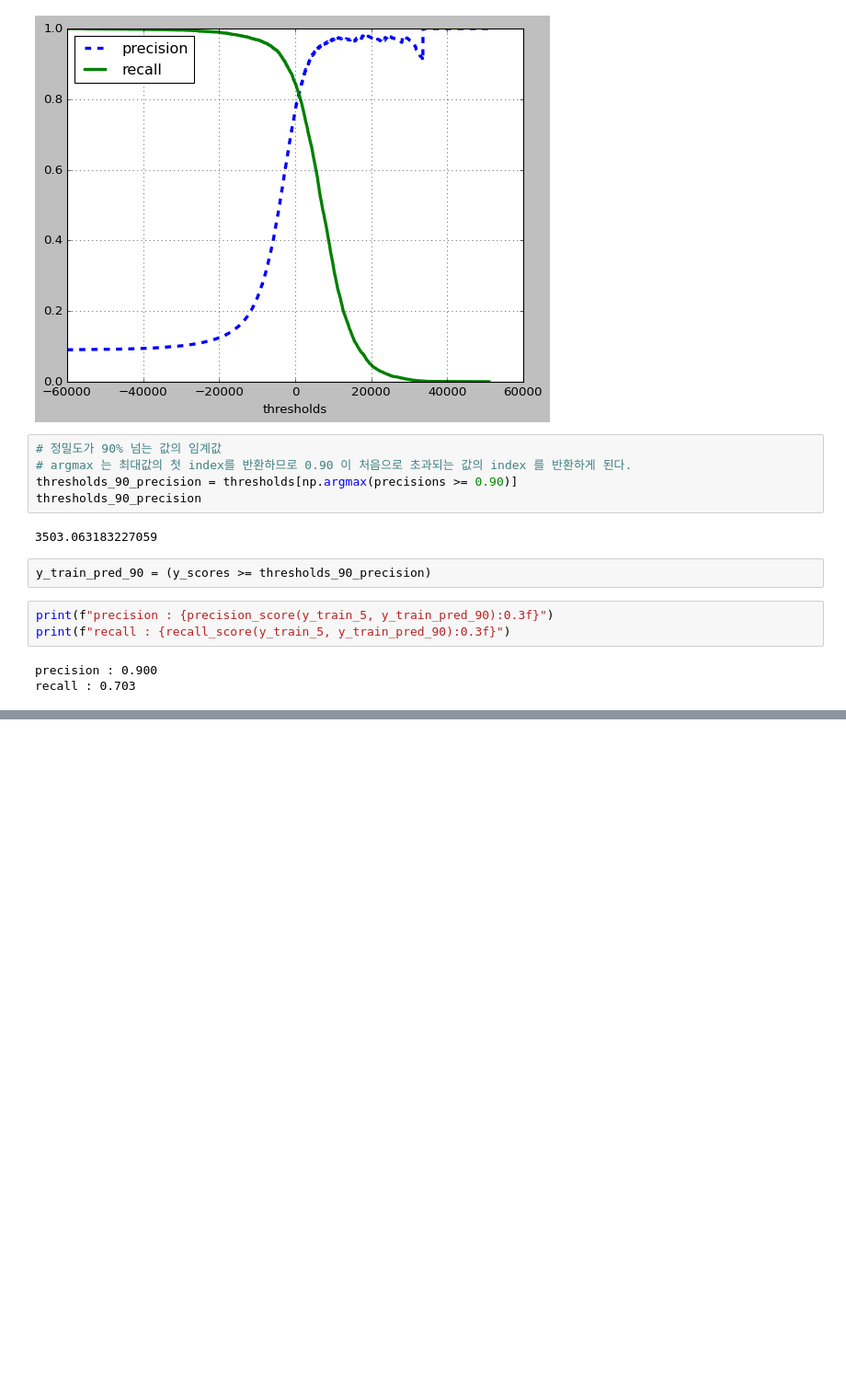
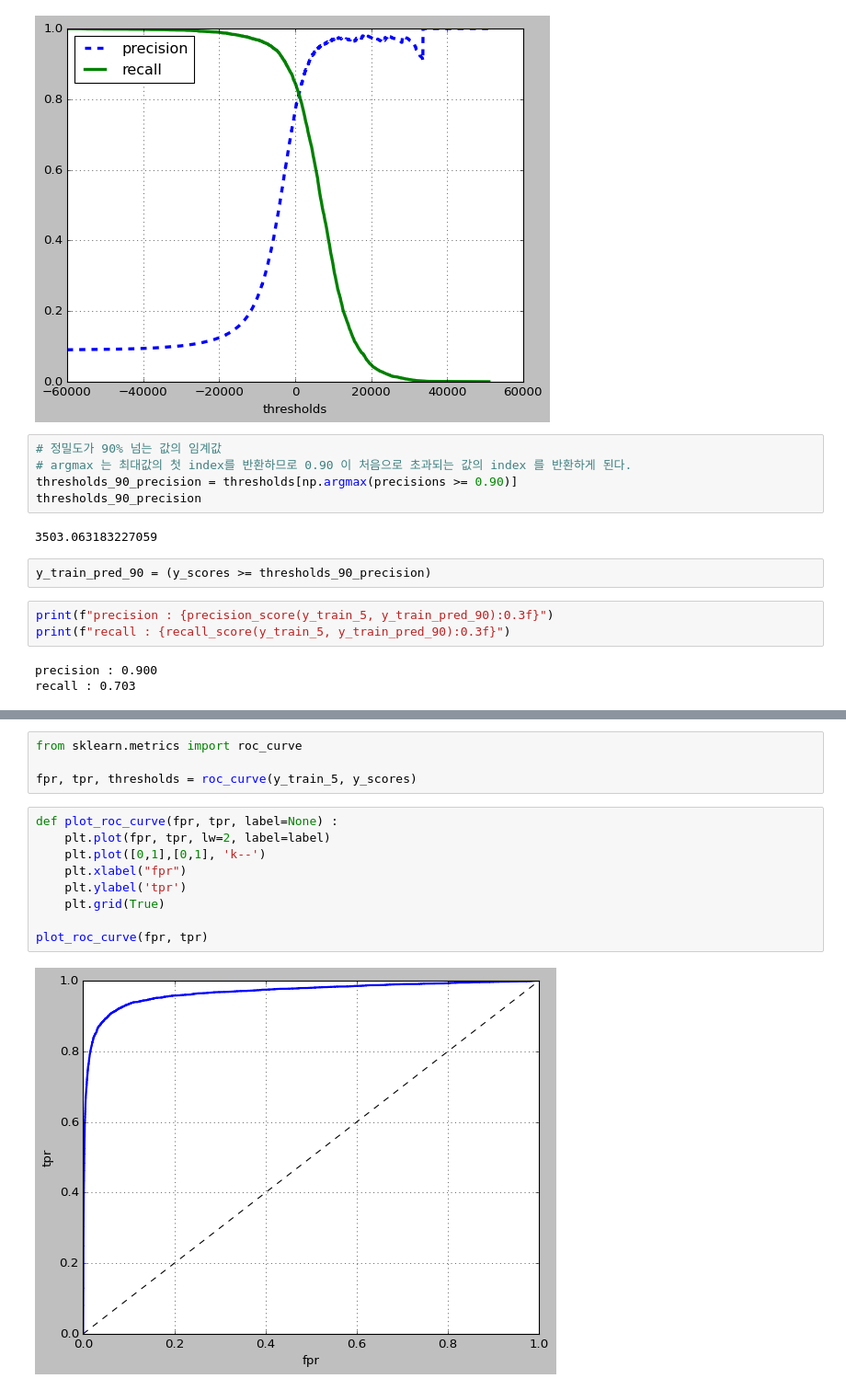
Before and after one commit to Hosung-Ahn/Hands-On-Machine-Learning, a Jupyter notebook: machine_learning/Chapter3/note.ipynb, the cells around one changed output, grey strips where cells are left out. Shown at 92% size. Saved outputs shown, nothing was run; the diff lists cells and outputs as text; blank space fills up the shorter version.

```diff
--- a/machine_learning/Chapter3/note.ipynb
+++ b/machine_learning/Chapter3/note.ipynb
@@ -180,0 +185,15 @@ recall : 0.703
+# %%
+from sklearn.metrics import roc_curve
+
+fpr, tpr, thresholds = roc_curve(y_train_5, y_scores)
+# %%
+def plot_roc_curve(fpr, tpr, label=None) :
+    plt.plot(fpr, tpr, lw=2, label=label)
+    plt.plot([0,1],[0,1], 'k--')
+    plt.xlabel("fpr")
+    plt.ylabel('tpr')
+    plt.grid(True)
+
+plot_roc_curve(fpr, tpr)
+# %% [output]
+[figure, added]
```
Also changed, not shown: parts of 3 cells of this notebook.
